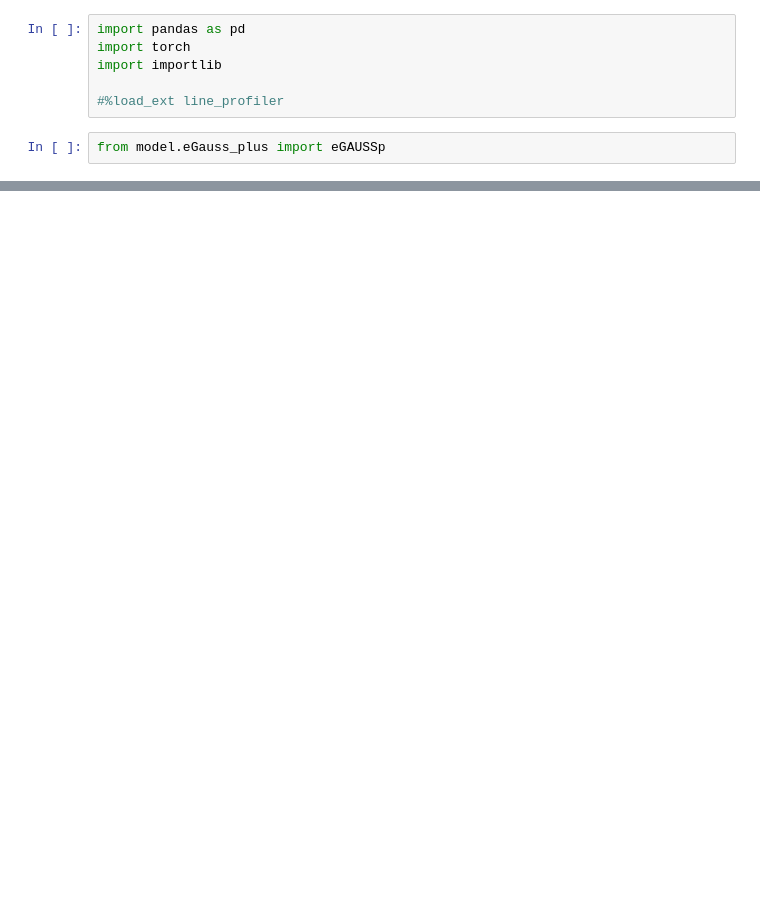
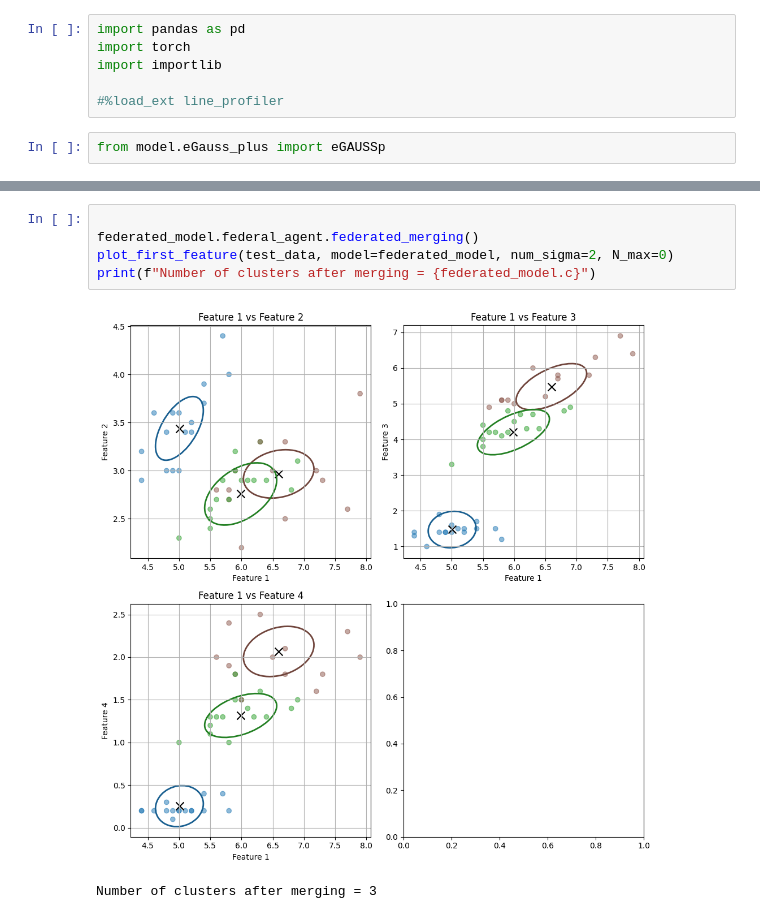
Before and after one commit to mihaozbot/eGAUSSp_Python, a Jupyter notebook: iris_experiment.ipynb, the cells around one changed output, grey strips where cells are left out. Saved outputs shown, nothing was run; the diff lists cells and outputs as text; blank space fills up the shorter version.

```diff
--- a/iris_experiment.ipynb
+++ b/iris_experiment.ipynb
@@ -119,3 +120,11 @@ plot_first_feature(test_data, model=federated_model, num_sigma=2, N_max=0)
+# %%
+
+federated_model.federal_agent.federated_merging()
+plot_first_feature(test_data, model=federated_model, num_sigma=2, N_max=0)
+print(f"Number of clusters after merging = {federated_model.c}")
+# %% [output]
+[figure, added]
+Number of clusters after merging = 3
 # %%
 
 print(f"\nTesting federated model")
```
Also changed, not shown: parts of 6 cells of this notebook, 7 other files.
